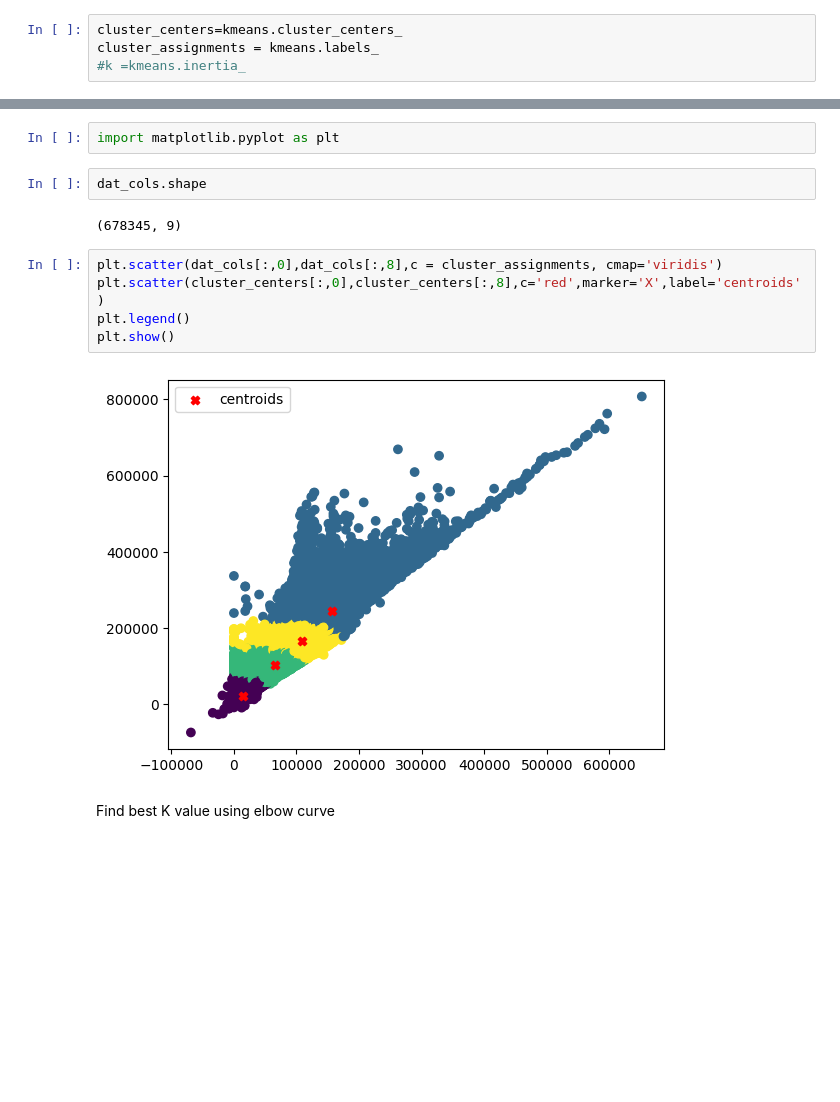
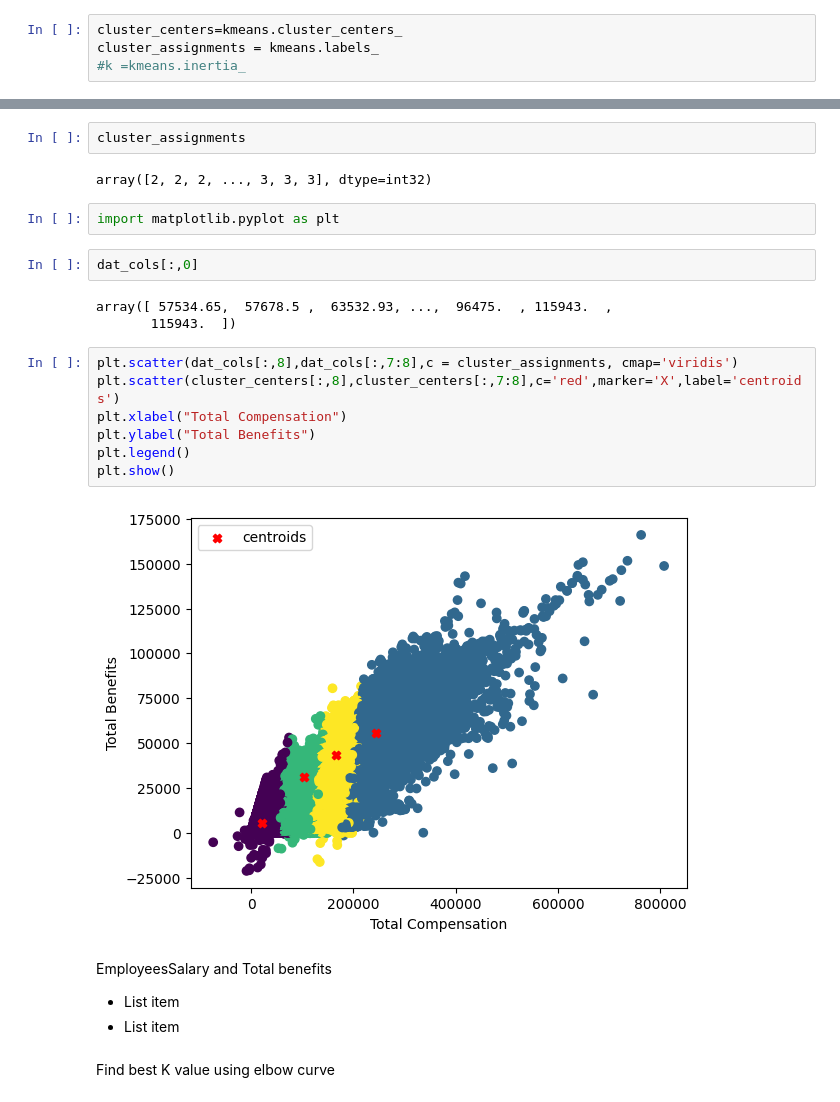
Before and after one commit to kigit2017/Clustering, a Jupyter notebook: SFOEmployees_Kmeans.ipynb, the cells around one changed output, grey strips where cells are left out. Saved outputs shown, nothing was run; the diff lists cells and outputs as text; blank space fills up the shorter version.

```diff
--- a/SFOEmployees_Kmeans.ipynb
+++ b/SFOEmployees_Kmeans.ipynb
@@ -107,16 +131,28 @@ cluster_assignments = kmeans.labels_
+# %%
+cluster_assignments
+# %% [output]
+array([2, 2, 2, ..., 3, 3, 3], dtype=int32)
 # %%
 import matplotlib.pyplot as plt
 # %%
-dat_cols.shape
+dat_cols[:,0]
 # %% [output]
-(678345, 9)
+array([ 57534.65,  57678.5 ,  63532.93, ...,  96475.  , 115943.  ,
+       115943.  ])
 # %%
-plt.scatter(dat_cols[:,0],dat_cols[:,8],c = cluster_assignments, cmap='viridis')
-plt.scatter(cluster_centers[:,0],cluster_centers[:,8],c='red',marker='X',label='centroids')
+plt.scatter(dat_cols[:,8],dat_cols[:,7:8],c = cluster_assignments, cmap='viridis')
+plt.scatter(cluster_centers[:,8],cluster_centers[:,7:8],c='red',marker='X',label='centroids')
+plt.xlabel("Total Compensation")
+plt.ylabel("Total Benefits")
 plt.legend()
 plt.show()
 # %% [output]
-[figure, old version]
+[figure, new version]
+# %% [markdown]
+EmployeesSalary and Total benefits
+
+*   List item
+*   List item
 # %% [markdown]
 Find best K value using elbow curve
 # %%
```
Also changed, not shown: parts of 2 cells of this notebook.
